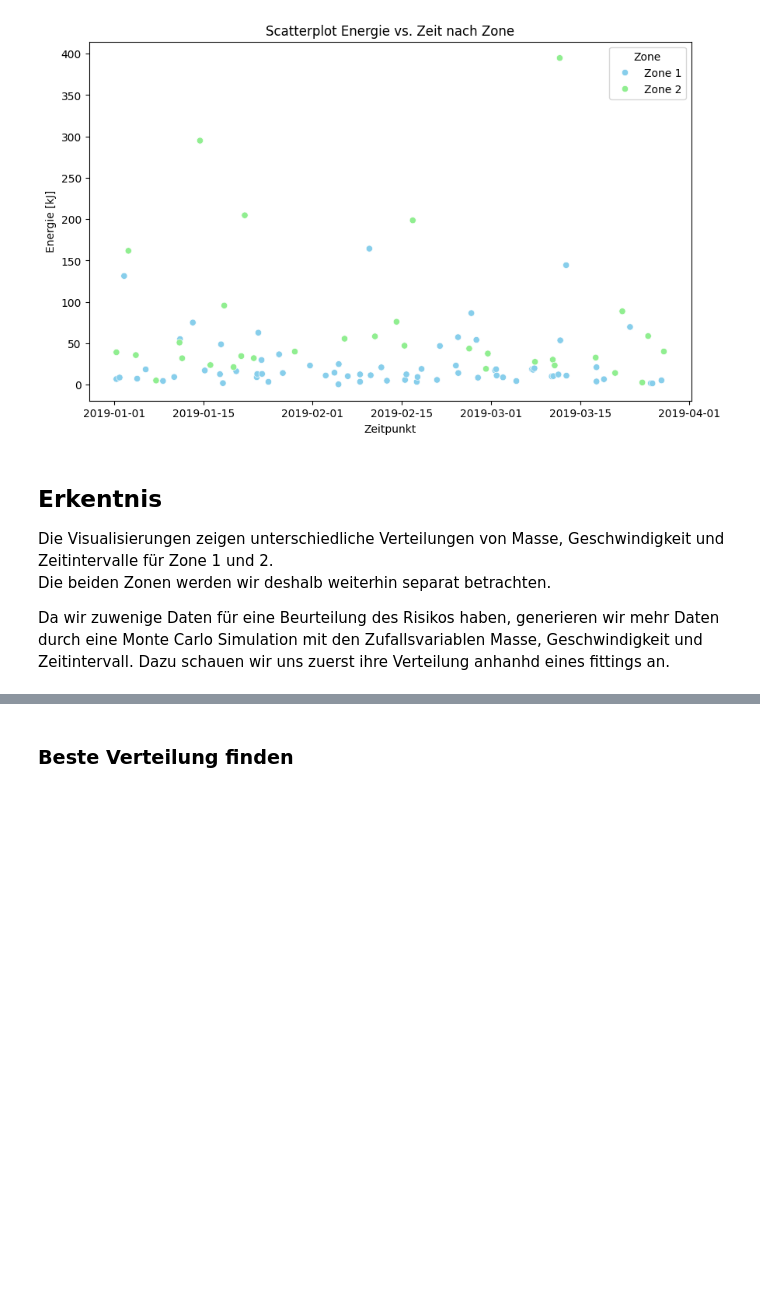
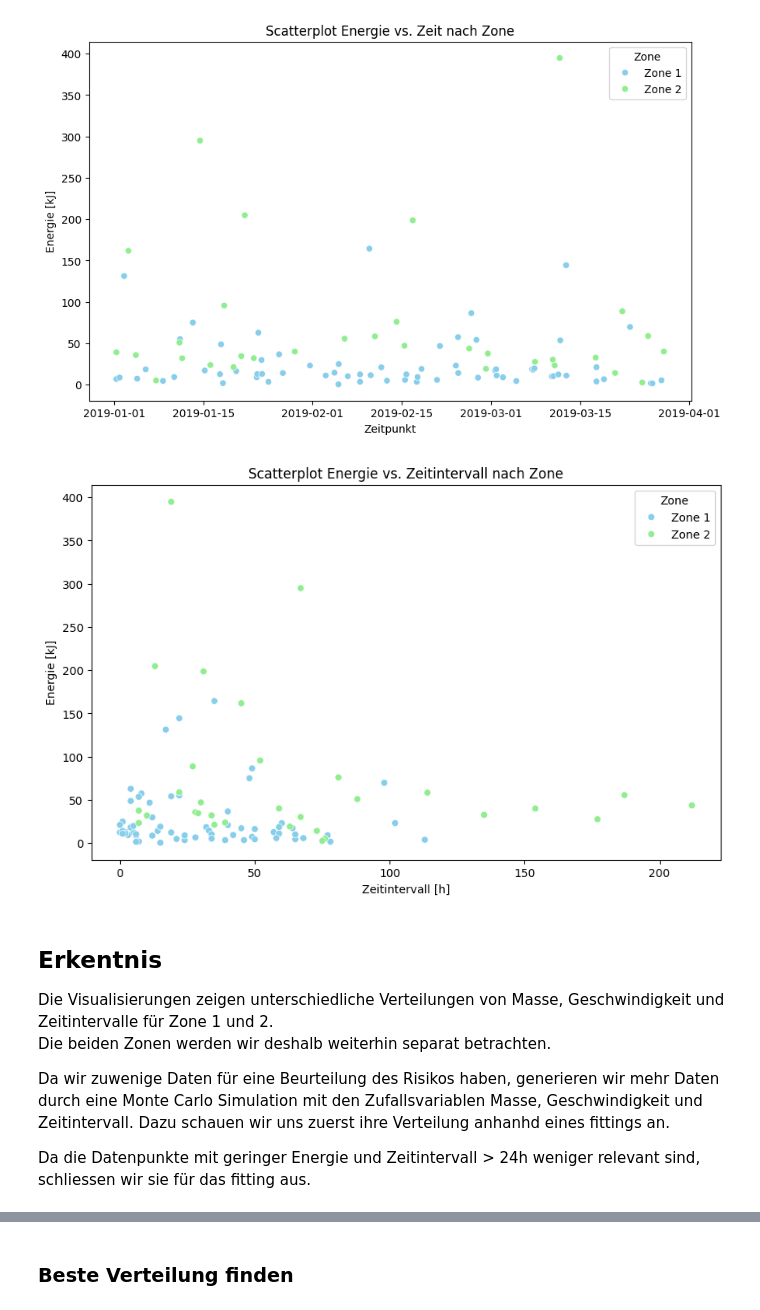
Before and after one commit to Steff72/cwm1, a Jupyter notebook: notebook/cwm1.ipynb, the cells around one changed output, grey strips where cells are left out. Cells and saved outputs as stored; diff of their text form; code cells hidden in the pictures; blank space fills up the shorter version.

```diff
--- a/notebook/cwm1.ipynb
+++ b/notebook/cwm1.ipynb
@@ -256,6 +256,9 @@ df2['Zone'] = 'Zone 2'
 
 # combine df1 and df2
 df_combined = pd.concat([df1, df2])
+
+# reset index
+df_combined = df_combined.reset_index(drop=True)
 
 # function for scatterplot
 def plot_scatter(feature_1: str, feature_2: str, title: str) -> None:
@@ -280,9 +283,17 @@ plot_scatter('Masse [kg]', 'Geschwindigkeit [m/s]', 'Scatterplot Masse vs. Gesch
 plot_scatter('Zeitpunkt', 'Energie [kJ]', 'Scatterplot Energie vs. Zeit nach Zone')
 # %% [output]
 [figure]
+# %%
+# scatterplot Energie vs. Zeitintervall
+plot_scatter('Zeitintervall [h]', 'Energie [kJ]', 'Scatterplot Energie vs. Zeitintervall nach Zone')
+# %% [output]
+[figure, added]
 # %% [markdown]
 ## Erkentnis
 Die Visualisierungen zeigen unterschiedliche Verteilungen von Masse, Geschwindigkeit und Zeitintervalle für Zone 1 und 2.
 Die beiden Zonen werden wir deshalb weiterhin separat betrachten.
 
+
 Da wir zuwenige Daten für eine Beurteilung des Risikos haben, generieren wir mehr Daten durch eine Monte Carlo Simulation mit den Zufallsvariablen Masse, Geschwindigkeit und Zeitintervall. Dazu schauen wir uns zuerst ihre Verteilung anhanhd eines fittings an.
+
+Da die Datenpunkte mit geringer Energie und Zeitintervall > 24h weniger relevant sind, schliessen wir sie für das fitting aus.
```
Also changed, not shown: parts of 35 cells of this notebook, 7 other files.
